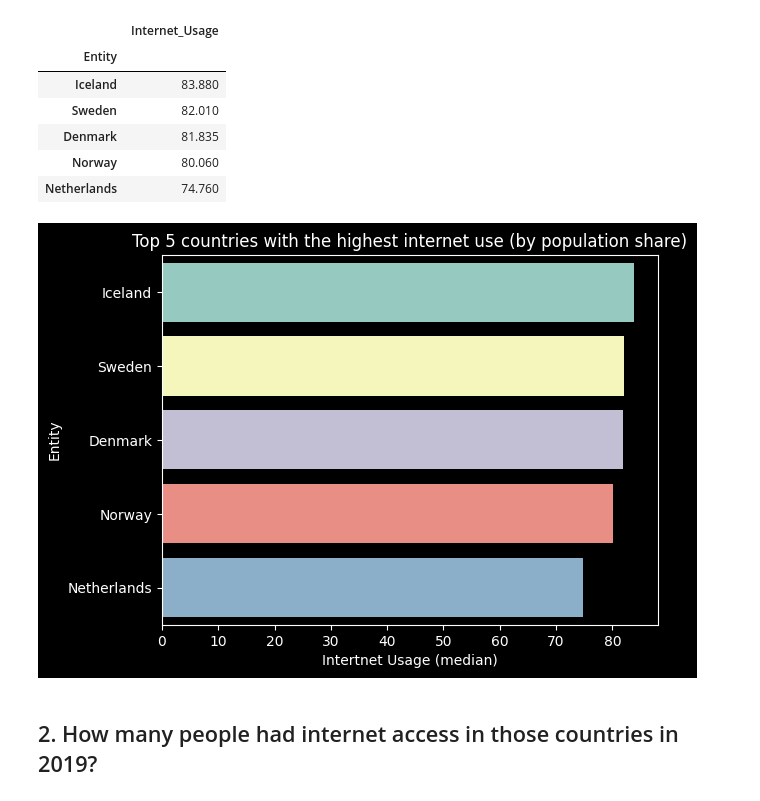
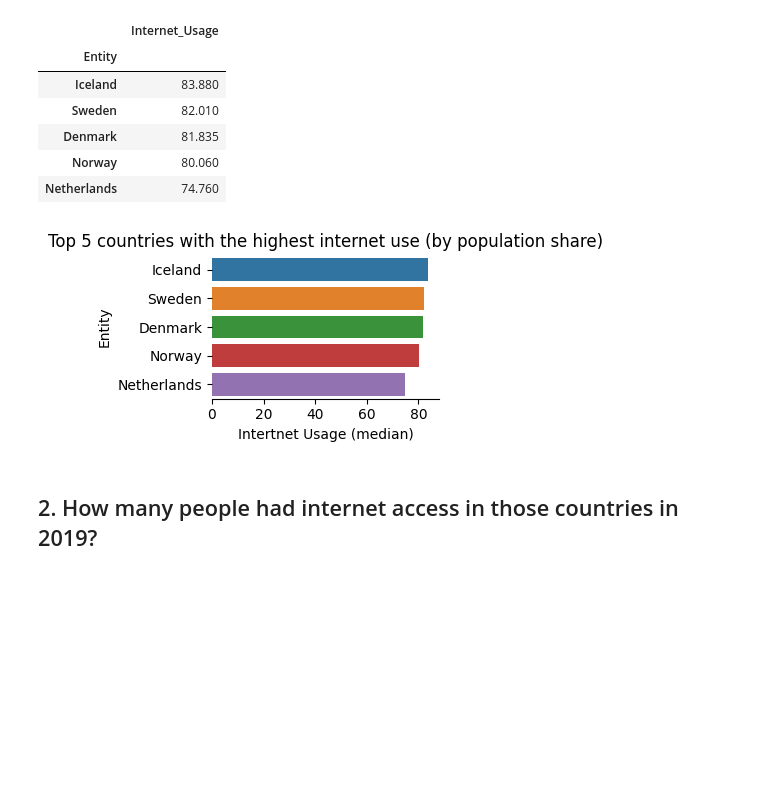
Before and after one commit to PaulAnicet97/Data_analysis, a Jupyter notebook: How Much of the World Has Access to the Internet/notebook.ipynb, the cells around one changed output. Drawn from its saved outputs; the diff is of its cells as text; code cells hidden in the pictures; blank space fills up the shorter version.

```diff
--- a/How Much of the World Has Access to the Internet/notebook.ipynb
+++ b/How Much of the World Has Access to the Internet/notebook.ipynb
@@ -220,12 +220,21 @@ top5_internet_user
 | Norway | 80.060 |
 | Netherlands | 74.760 |
 # %%
-sns.barplot(data=top5_internet_user, x = 'Internet_Usage', y = top5_internet_user.index )
-plt.title('Top 5 countries with the highest internet use (by population share)')
-plt.xlabel('Intertnet Usage (median)')
-plt.show()
+
+def top5_graph(subplot ,data , x , y , title , xlab):
+    fig, ax = plt.subplots(figsize=(15,10))
+    fig.tight_layout(pad=5)
+    ax = plt.subplot(5,5, subplot)
+    sns.barplot(data= data, x = x, y = y )
+    plt.title(title)
+    sns.despine(bottom=False, left=True)
+    plt.xlabel(xlab)
+    plt.show()
+    return None
+
+top5_graph(1 ,top5_internet_user, 'Internet_Usage' , top5_internet_user.index, 'Top 5 countries with the highest internet use (by population share)' , 'Intertnet Usage (median)')
 # %% [output]
-[figure, old version]
+[figure, new version]
 # %% [markdown]
 ## 2. How many people had internet access in those countries in 2019?
 # %%
```
Also changed, not shown: parts of 16 cells of this notebook, 1 other file.
